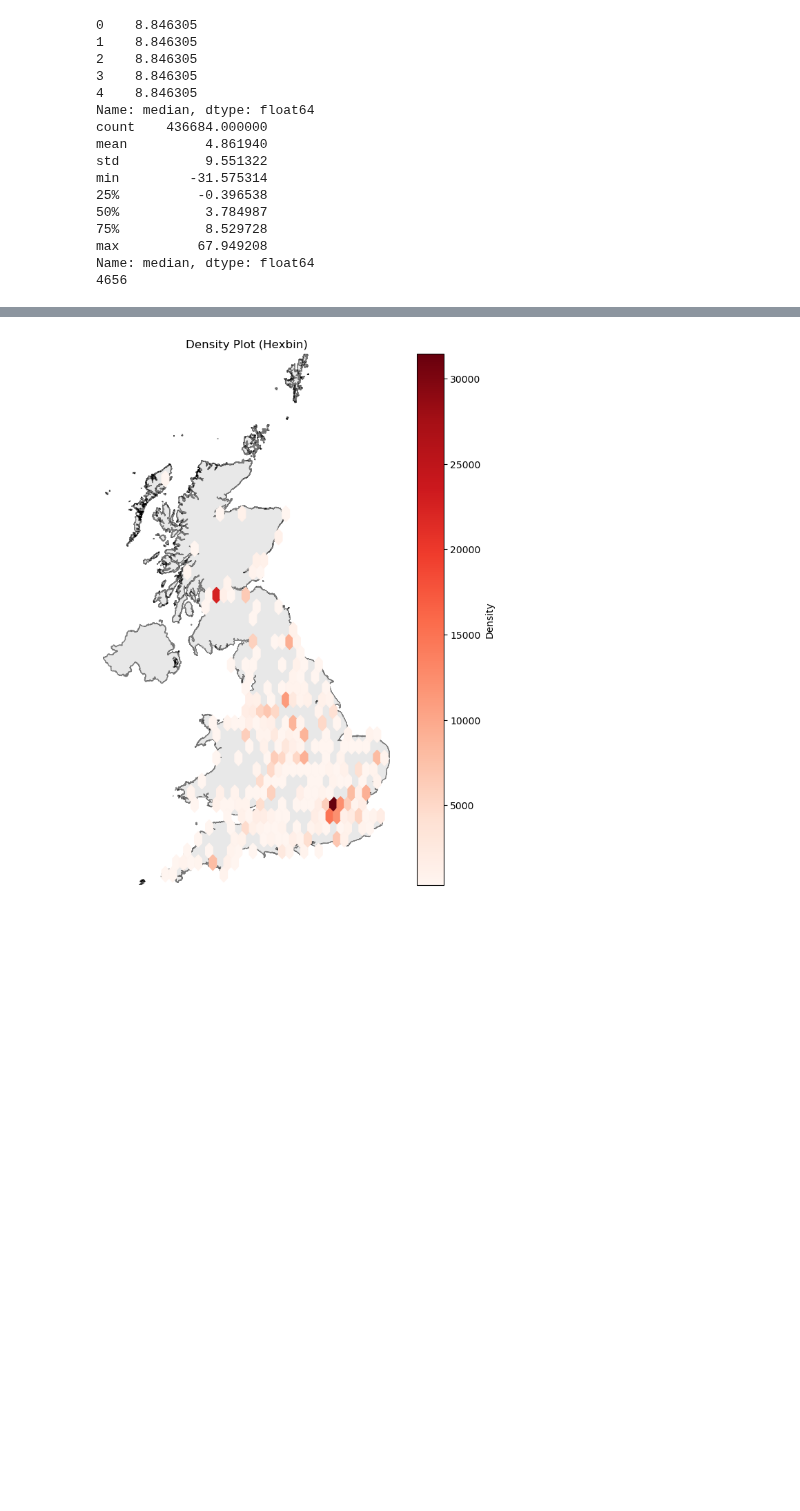
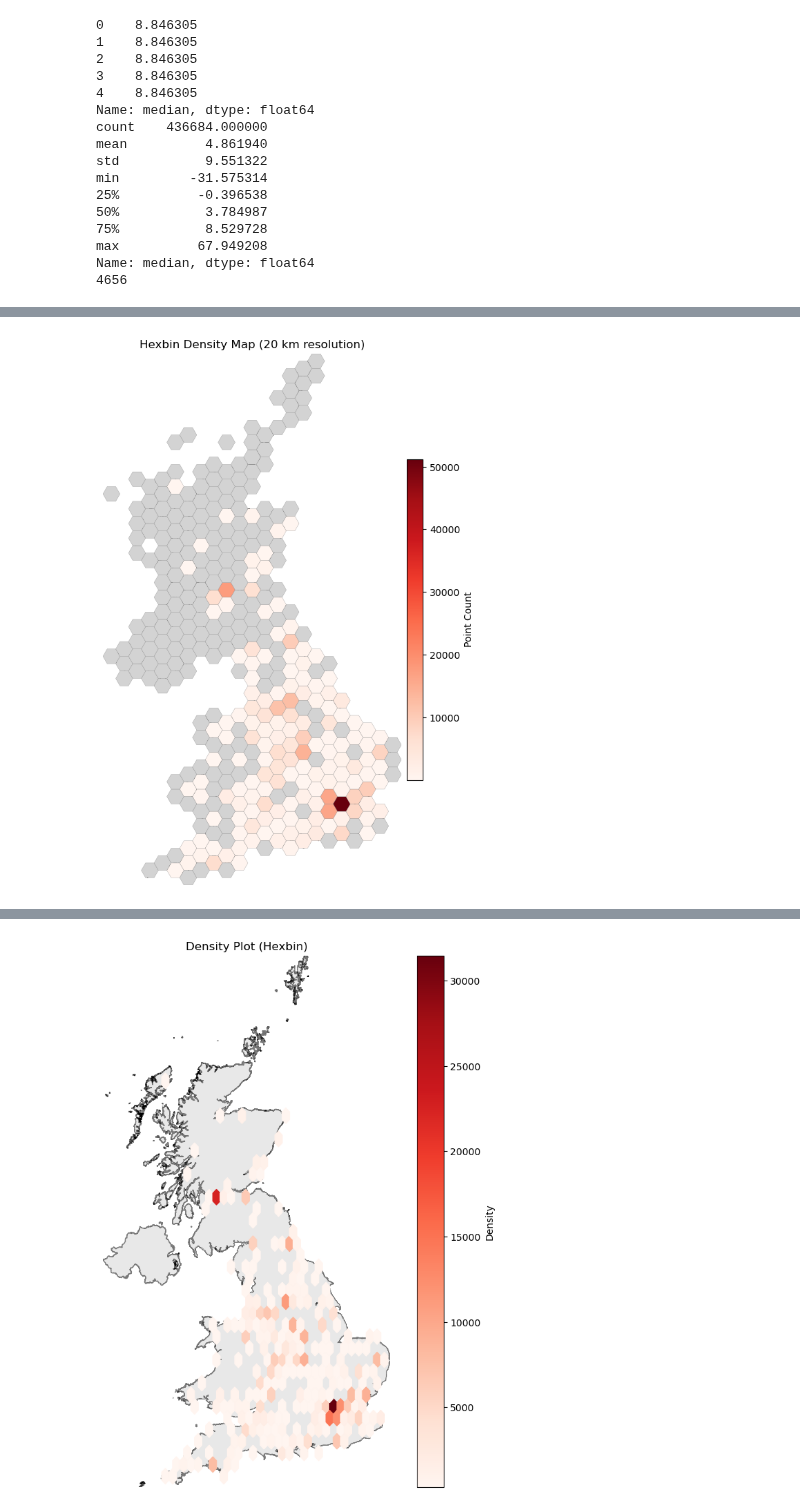
Before and after one commit to stefankrysa/MScDissertation, a Jupyter notebook: modelling.ipynb, the cells around one changed output, grey strips where cells are left out. Cells and saved outputs as stored; diff of their text form; code cells hidden in the pictures; blank space fills up the shorter version.

Commit message:
more mapping

```diff
--- a/modelling.ipynb
+++ b/modelling.ipynb
@@ -1297,0 +1310,95 @@ plt.show()
+# %%
+import geopandas as gpd
+import matplotlib.pyplot as plt
+from shapely.geometry import Polygon
+import numpy as np
+
+# ---------------------------
+# Function to create hex grid
+# ---------------------------
+def create_hex_grid(gdf, hex_size):
+    minx, miny, maxx, maxy = gdf.total_bounds
+    dx = 3/2 * hex_size
+    dy = np.sqrt(3) * hex_size
+
+    cols = int((maxx - minx) / dx) + 3
+    rows = int((maxy - miny) / dy) + 3
+
+    hexes = []
+    for row in range(rows):
+        for col in range(cols):
+            x_offset = minx + col * dx
+            y_offset = miny + row * dy
+            if col % 2 == 1:
+                y_offset += dy / 2
+
+            hexagon = Polygon([
+                (x_offset + hex_size * np.cos(theta), y_offset + hex_size * np.sin(theta))
+                for theta in np.linspace(0, 2 * np.pi, 7)
+            ])
+            hexes.append(hexagon)
+
+    hexgrid = gpd.GeoDataFrame(geometry=gpd.GeoSeries(hexes), crs=gdf.crs)
+    return hexgrid[hexgrid.intersects(gdf.unary_union)]
+
+# ---------------------------
+# Data preparation
+# ---------------------------
+# Reproject to British National Grid (EPSG:27700) for accurate distances
+gdf_centroids = gdf_centroids.to_crs(epsg=27700)
+uk_boundary = uk_boundary.to_crs(epsg=27700)
+
+# Create hex grid with 20km spacing
+hex_size = 20000  # in meters
+hex_grid = create_hex_grid(uk_boundary, hex_size)
+
+# ---------------------------
+# Count points per hex
+# ---------------------------
+# Initialize with zero
+hex_grid['count'] = 0
+
+# Spatial join
+joined = gpd.sjoin(gdf_centroids, hex_grid, how='left', predicate='within')
+counts = joined.groupby('index_right').size()
+hex_grid.loc[counts.index, 'count'] = counts.values
+
+# ---------------------------
+# Plotting
+# ---------------------------
+fig, ax = plt.subplots(figsize=(10, 10))
+
+# UK boundary outline
+uk_boundary.plot(ax=ax, color='none', edgecolor='black', linewidth=0.5)
+
+# Mark hexes with no data as NaN for color mapping
+hex_grid['plot_val'] = hex_grid['count'].replace(0, np.nan)
+
+# Plot hex grid
+hex_grid.plot(
+    ax=ax,
+    column='plot_val',
+    cmap='Reds',
+    edgecolor='grey',
+    linewidth=0.2,
+    missing_kwds={'color': 'lightgrey'}  # Grey fill for empty hexes
+)
+
+# Add colorbar
+sm = plt.cm.ScalarMappable(
+    cmap='Reds',
+    norm=plt.Normalize(vmin=1, vmax=hex_grid['count'].max())
+)
+sm._A = []
+cbar = fig.colorbar(sm, ax=ax, fraction=0.03, pad=0.01)
+cbar.set_label('Point Count')
+
+# Format map
+plt.title('Hexbin Density Map (20 km resolution)')
+ax.set_xlim(hex_grid.total_bounds[[0, 2]])
+ax.set_ylim(hex_grid.total_bounds[[1, 3]])
+ax.set_aspect('equal')
+plt.axis('off')
+plt.show()
+# %% [output]
+[figure, added]
```
Also changed, not shown: parts of 4 cells of this notebook.
